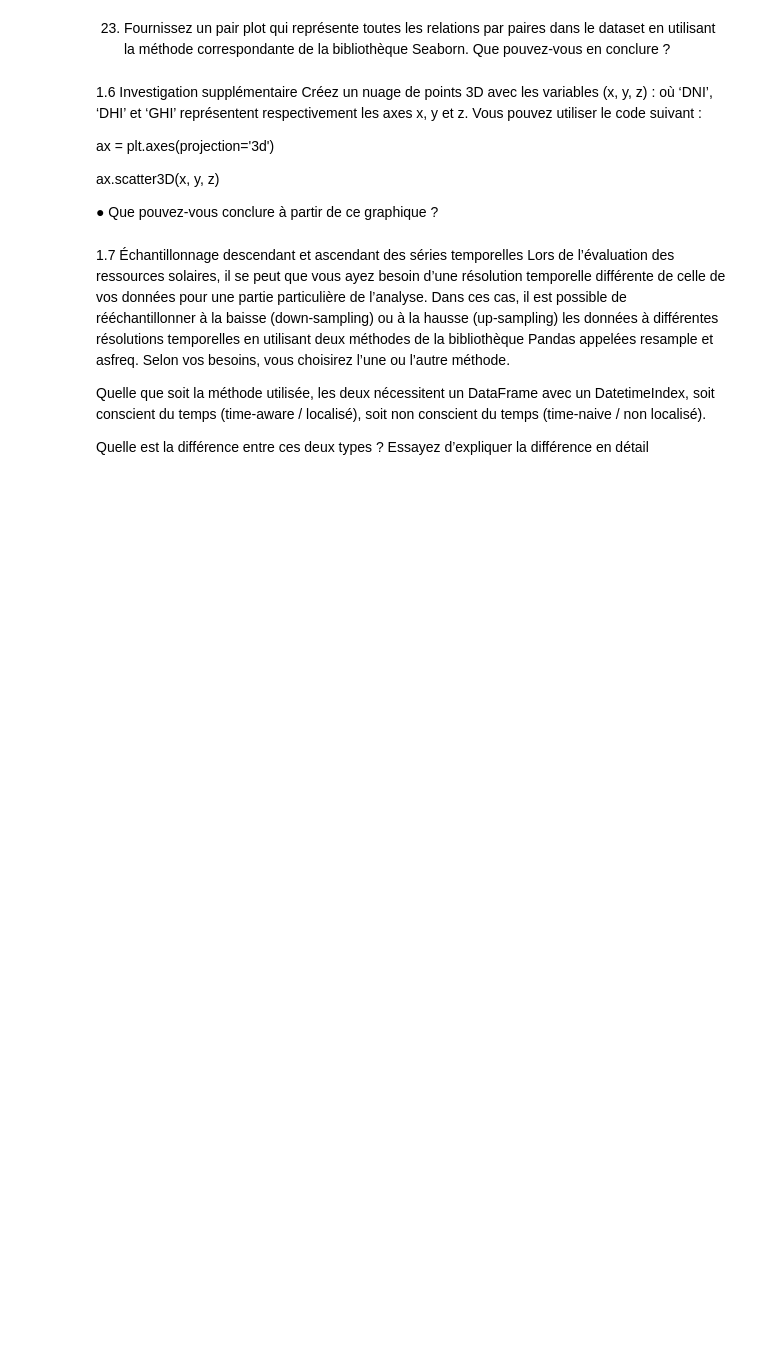
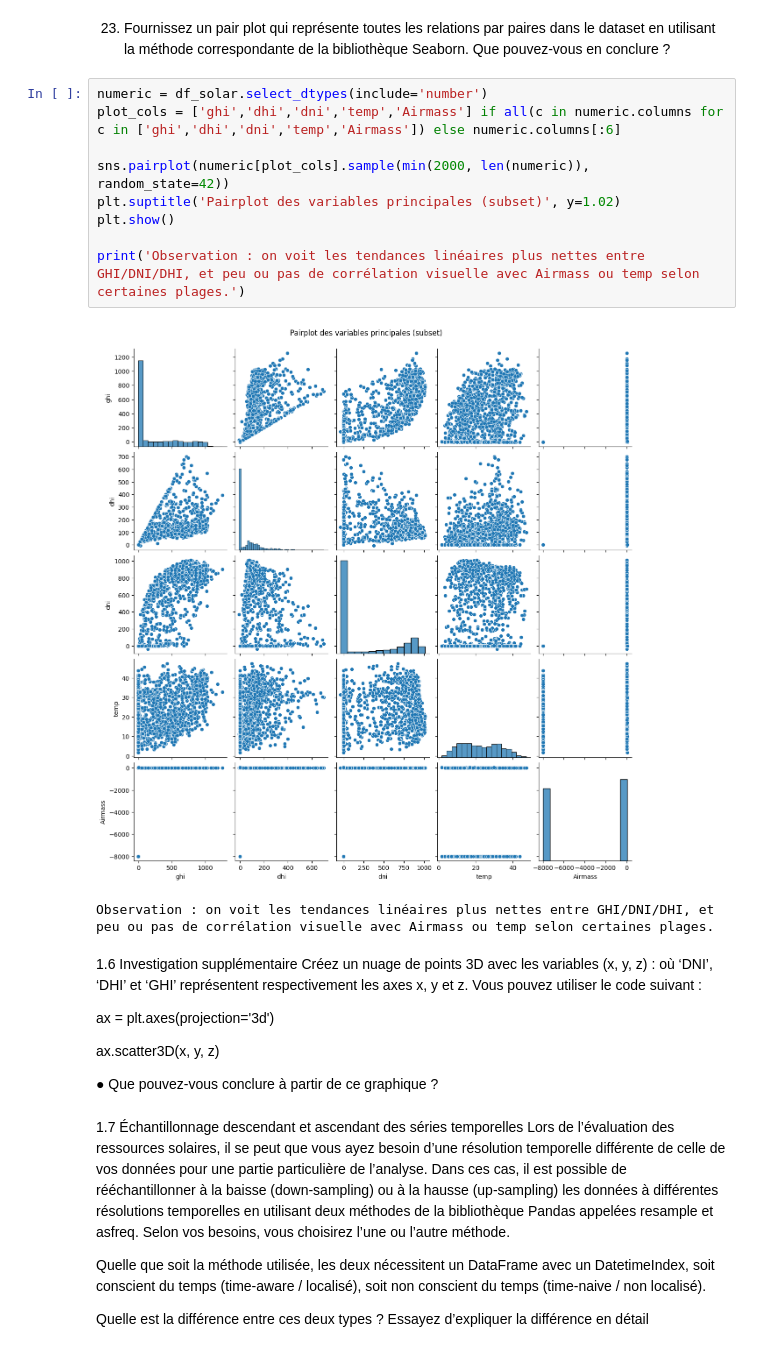
Before and after one commit to Maxime-Mig/Analyse_Visu, a Jupyter notebook: TD2/TD2.ipynb, the cells around one changed output. Saved outputs shown, nothing was run; the diff lists cells and outputs as text; blank space fills up the shorter version.

```diff
--- a/TD2/TD2.ipynb
+++ b/TD2/TD2.ipynb
@@ -700,6 +728,18 @@ de ‘DHI’ et ‘DNI’
 23. Fournissez un pair plot qui représente toutes les relations par paires dans le
 dataset en utilisant la méthode correspondante de la bibliothèque Seaborn.
 Que pouvez-vous en conclure ?
+# %%
+numeric = df_solar.select_dtypes(include='number')
+plot_cols = ['ghi','dhi','dni','temp','Airmass'] if all(c in numeric.columns for c in ['ghi','dhi','dni','temp','Airmass']) else numeric.columns[:6]
+
+sns.pairplot(numeric[plot_cols].sample(min(2000, len(numeric)), random_state=42))
+plt.suptitle('Pairplot des variables principales (subset)', y=1.02)
+plt.show()
+
+print('Observation : on voit les tendances linéaires plus nettes entre GHI/DNI/DHI, et peu ou pas de corrélation visuelle avec Airmass ou temp selon certaines plages.')
+# %% [output]
+[figure, added]
+Observation : on voit les tendances linéaires plus nettes entre GHI/DNI/DHI, et peu ou pas de corrélation visuelle avec Airmass ou temp selon certaines plages.
 # %% [markdown]
 1.6 Investigation supplémentaire
 Créez un nuage de points 3D avec les variables (x, y, z) : où ‘DNI’, ‘DHI’ et ‘GHI’
```
Also changed, not shown: parts of 4 cells of this notebook.
